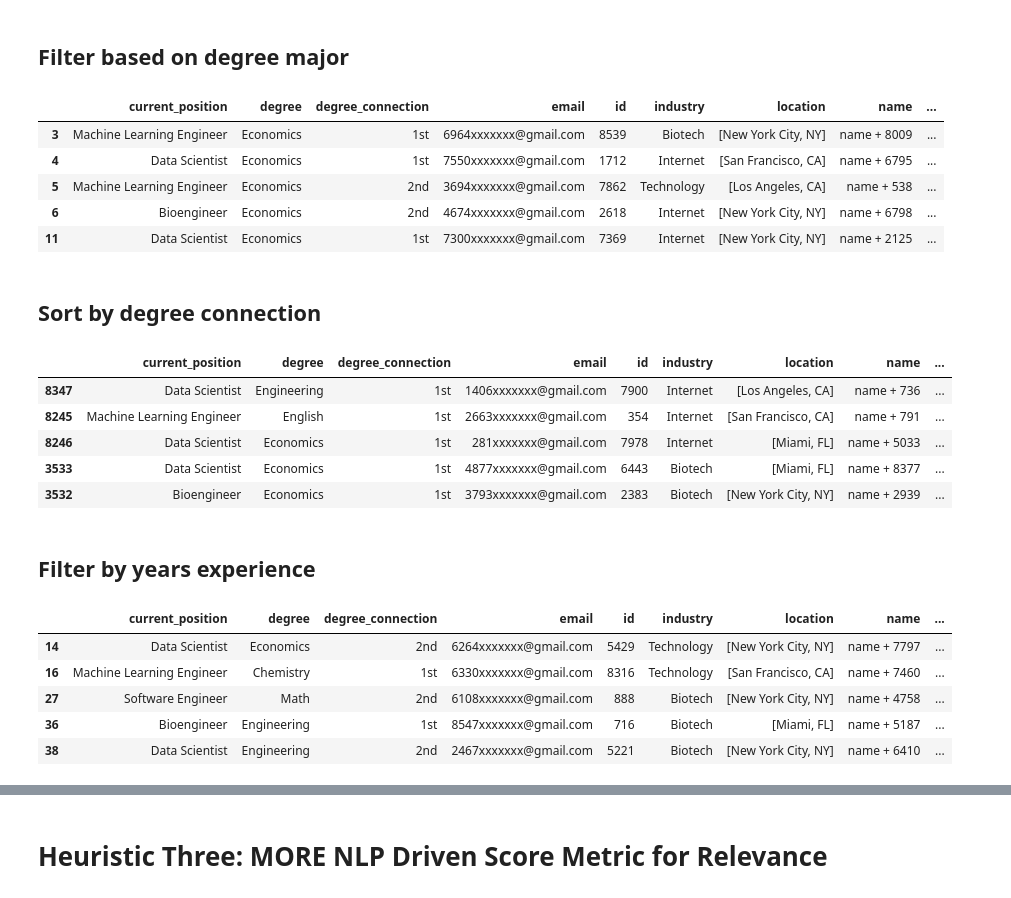
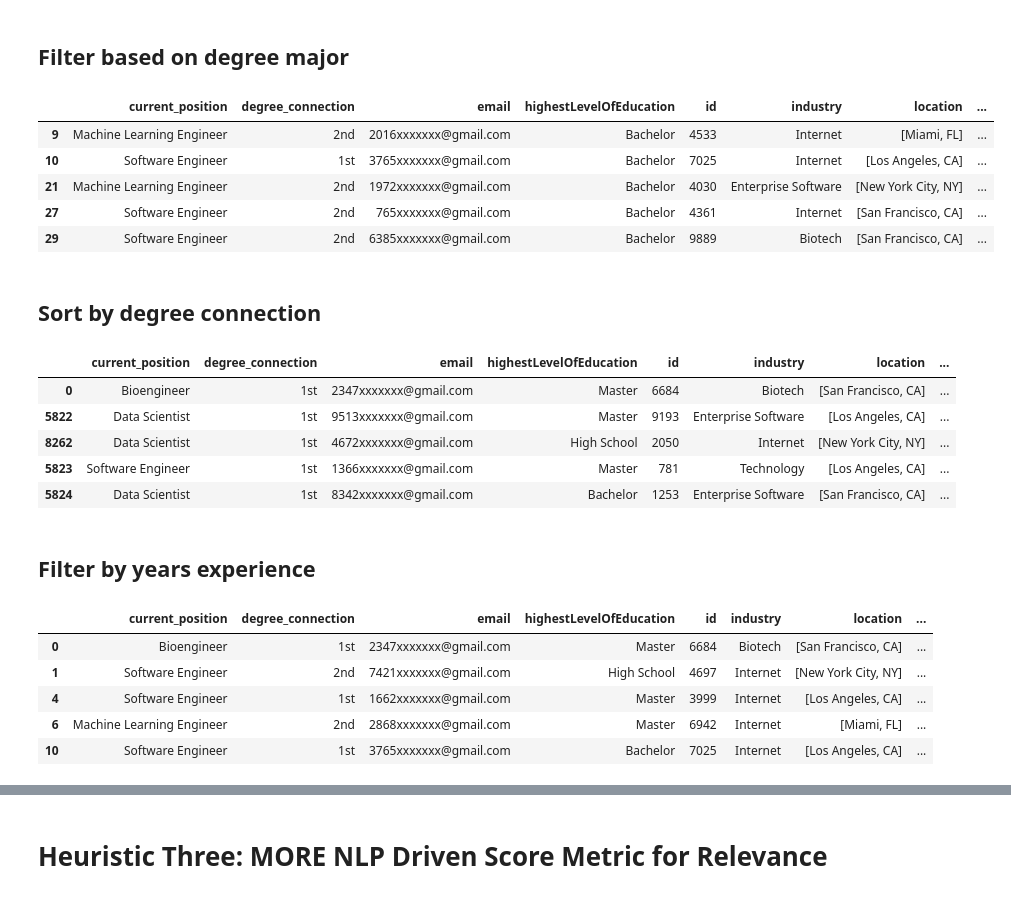
Before and after one commit to tadasant/refurby, a Jupyter notebook: data_wrangling_notebook.ipynb, the cells around one changed output, grey strips where cells are left out. Cells and saved outputs as stored; diff of their text form; code cells hidden in the pictures.

```diff
--- a/data_wrangling_notebook.ipynb
+++ b/data_wrangling_notebook.ipynb
@@ -44,7 +45,7 @@ opportunity = {
 industrys = ['Internet', 'Technology', 'Enterprise Software']
 min_years_experiences = [1, 2, 3, 4, 5, 6, 7]
 locations = [['San Francisco', 'CA'], ['New York City', 'NY'], ['Los Angeles', 'CA']]
-degrees = ['Engineering', 'Math', 'Economics']
+highestLevelOfEducations = ['High School', 'Bachelor', 'Master', 'Doctorate']
 blurbs = ['I need a software engineer that has experience in pytorch, python, aws, spark, and airflow. They should want to work for a startup that has less than 500 employees. We do not want new graduates.',
           'We need a full stack machine learning engineer that knows REST APIs, flask, and tensorflow.',
           'Find me data scientist that knows SQL, tableu, excel, machine learning.',
@@ -61,7 +62,7 @@ for i in range(num_opportunities):
     'industry': random.choice(industrys),
     'min_years_experience': random.choice(min_years_experiences),
     'location': random.choice(locations),
-    'degrees': random.choice(degrees),
+    'highestLevelOfEducation': random.choice(highestLevelOfEducations),
     'blurb': random.choice(blurbs),
     'title': random.choice(titles)
     }
@@ -116,7 +117,7 @@ current_positions = ['Software Engineer', 'Data Scientist', 'Machine Learning En
 years_of_experiences = [1, 2, 3, 4, 5, 6, 7]
 industrys = ['Internet', 'Technology', 'Enterprise Software', 'Biotech']
 degree_connections = ['1st', '2nd']
-degrees = ['Engineering', 'Math', 'Economics', 'Biology', 'Chemistry', 'English']
+highestLevelOfEducations = ['High School', 'Bachelor', 'Master', 'Doctorate']
 
 
 candidate_rows = []
@@ -131,7 +132,7 @@ for i in range(candidates_total):
     'years_of_experience': random.choice(years_of_experiences),
     'industry': random.choice(industrys),
     'degree_connection': random.choice(degree_connections),
-    'degree': random.choice(degrees)
+    'highestLevelOfEducation': random.choice(highestLevelOfEducations)
     }
     candidate_rows.append(row_ele)
 # %%
@@ -204,33 +206,33 @@ df_candidates[df_candidates['current_position'] == str(opportunity_sample_reques
 # %% [markdown]
 ## Filter based on degree major
 # %%
-df_candidates[df_candidates['degree'] == str(opportunity_sample_request['degrees'])].head()
+df_candidates[df_candidates['highestLevelOfEducation'] == str(opportunity_sample_request['highestLevelOfEducation'])].head()
 # %% [output]
-|  | current_position | degree | degree_connection | email | id | industry | location | name | ... |
-| 3 | Machine Learning Engineer | Economics | 1st | 6964xxxxxxx@gmail.com | 8539 | Biotech | [New York City, NY] | name + 8009 | ... |
-| 4 | Data Scientist | Economics | 1st | 7550xxxxxxx@gmail.com | 1712 | Internet | [San Francisco, CA] | name + 6795 | ... |
-| 5 | Machine Learning Engineer | Economics | 2nd | 3694xxxxxxx@gmail.com | 7862 | Technology | [Los Angeles, CA] | name + 538 | ... |
-| 6 | Bioengineer | Economics | 2nd | 4674xxxxxxx@gmail.com | 2618 | Internet | [New York City, NY] | name + 6798 | ... |
-| 11 | Data Scientist | Economics | 1st | 7300xxxxxxx@gmail.com | 7369 | Internet | [New York City, NY] | name + 2125 | ... |
+|  | current_position | degree_connection | email | highestLevelOfEducation | id | industry | location | ... |
+| 9 | Machine Learning Engineer | 2nd | 2016xxxxxxx@gmail.com | Bachelor | 4533 | Internet | [Miami, FL] | ... |
+| 10 | Software Engineer | 1st | 3765xxxxxxx@gmail.com | Bachelor | 7025 | Internet | [Los Angeles, CA] | ... |
+| 21 | Machine Learning Engineer | 2nd | 1972xxxxxxx@gmail.com | Bachelor | 4030 | Enterprise Software | [New York City, NY] | ... |
+| 27 | Software Engineer | 2nd | 765xxxxxxx@gmail.com | Bachelor | 4361 | Internet | [San Francisco, CA] | ... |
+| 29 | Software Engineer | 2nd | 6385xxxxxxx@gmail.com | Bachelor | 9889 | Biotech | [San Francisco, CA] | ... |
 # %% [markdown]
 ## Sort by degree connection
 # %%
 df_candidates.sort_values(by = 'degree_connection', ascending = True).head()
 # %% [output]
-|  | current_position | degree | degree_connection | email | id | industry | location | name | ... |
-| 8347 | Data Scientist | Engineering | 1st | 1406xxxxxxx@gmail.com | 7900 | Internet | [Los Angeles, CA] | name + 736 | ... |
-| 8245 | Machine Learning Engineer | English | 1st | 2663xxxxxxx@gmail.com | 354 | Internet | [San Francisco, CA] | name + 791 | ... |
-| 8246 | Data Scientist | Economics | 1st | 281xxxxxxx@gmail.com | 7978 | Internet | [Miami, FL] | name + 5033 | ... |
-| 3533 | Data Scientist | Economics | 1st | 4877xxxxxxx@gmail.com | 6443 | Biotech | [Miami, FL] | name + 8377 | ... |
-| 3532 | Bioengineer | Economics | 1st | 3793xxxxxxx@gmail.com | 2383 | Biotech | [New York City, NY] | name + 2939 | ... |
+|  | current_position | degree_connection | email | highestLevelOfEducation | id | industry | location | ... |
+| 0 | Bioengineer | 1st | 2347xxxxxxx@gmail.com | Master | 6684 | Biotech | [San Francisco, CA] | ... |
+| 5822 | Data Scientist | 1st | 9513xxxxxxx@gmail.com | Master | 9193 | Enterprise Software | [Los Angeles, CA] | ... |
+| 8262 | Data Scientist | 1st | 4672xxxxxxx@gmail.com | High School | 2050 | Internet | [New York City, NY] | ... |
+| 5823 | Software Engineer | 1st | 1366xxxxxxx@gmail.com | Master | 781 | Technology | [Los Angeles, CA] | ... |
+| 5824 | Data Scientist | 1st | 8342xxxxxxx@gmail.com | Bachelor | 1253 | Enterprise Software | [San Francisco, CA] | ... |
 # %% [markdown]
 ## Filter by years experience
 # %%
 df_candidates[df_candidates['years_of_experience'] >= int(opportunity_sample_request['min_years_experience'])].head()
 # %% [output]
-|  | current_position | degree | degree_connection | email | id | industry | location | name | ... |
-| 14 | Data Scientist | Economics | 2nd | 6264xxxxxxx@gmail.com | 5429 | Technology | [New York City, NY] | name + 7797 | ... |
-| 16 | Machine Learning Engineer | Chemistry | 1st | 6330xxxxxxx@gmail.com | 8316 | Technology | [San Francisco, CA] | name + 7460 | ... |
-| 27 | Software Engineer | Math | 2nd | 6108xxxxxxx@gmail.com | 888 | Biotech | [New York City, NY] | name + 4758 | ... |
-| 36 | Bioengineer | Engineering | 1st | 8547xxxxxxx@gmail.com | 716 | Biotech | [Miami, FL] | name + 5187 | ... |
-| 38 | Data Scientist | Engineering | 2nd | 2467xxxxxxx@gmail.com | 5221 | Biotech | [New York City, NY] | name + 6410 | ... |
+|  | current_position | degree_connection | email | highestLevelOfEducation | id | industry | location | ... |
+| 0 | Bioengineer | 1st | 2347xxxxxxx@gmail.com | Master | 6684 | Biotech | [San Francisco, CA] | ... |
+| 1 | Software Engineer | 2nd | 7421xxxxxxx@gmail.com | High School | 4697 | Internet | [New York City, NY] | ... |
+| 4 | Software Engineer | 1st | 1662xxxxxxx@gmail.com | Master | 3999 | Internet | [Los Angeles, CA] | ... |
+| 6 | Machine Learning Engineer | 2nd | 2868xxxxxxx@gmail.com | Master | 6942 | Internet | [Miami, FL] | ... |
+| 10 | Software Engineer | 1st | 3765xxxxxxx@gmail.com | Bachelor | 7025 | Internet | [Los Angeles, CA] | ... |
```
Also changed, not shown: parts of 38 cells of this notebook.
